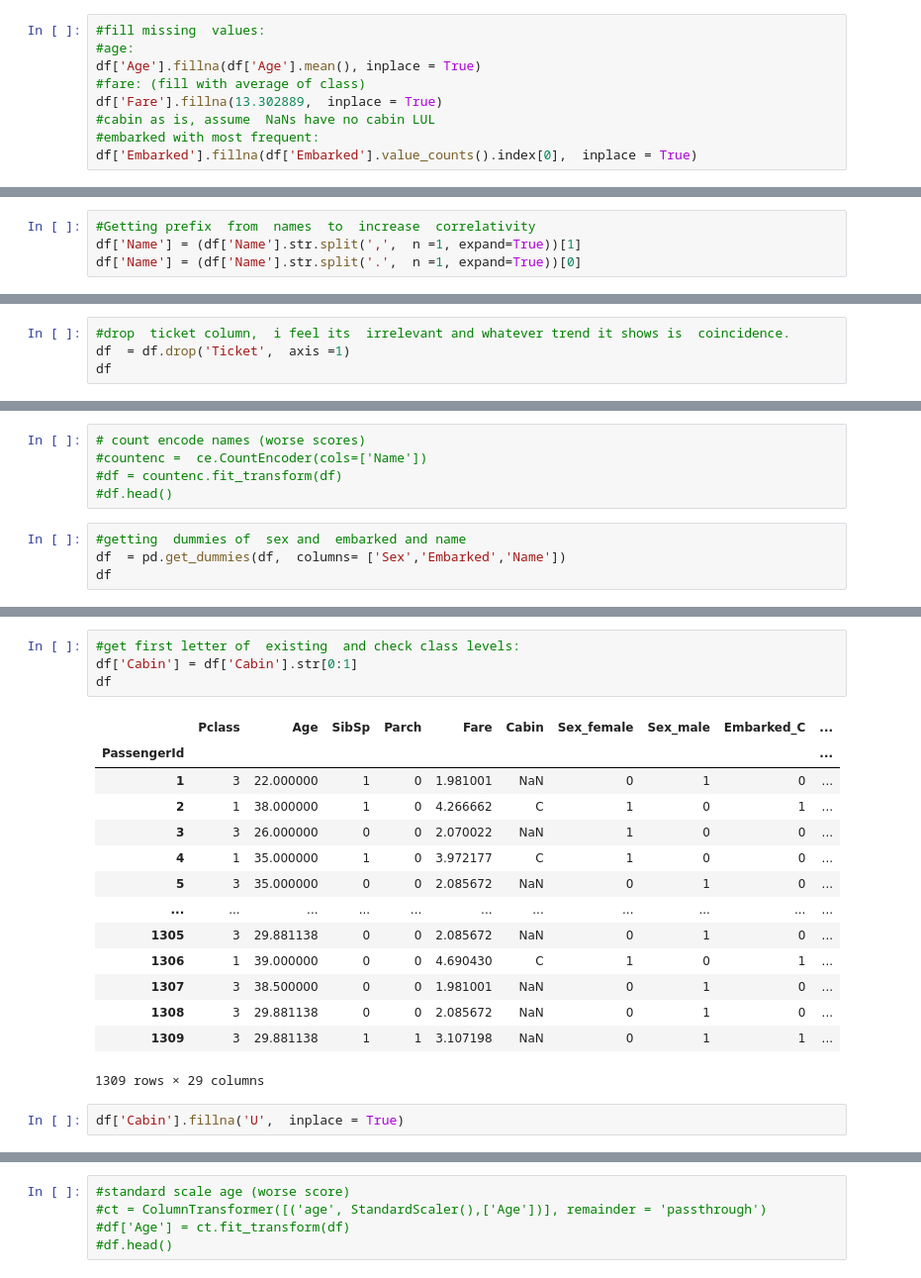
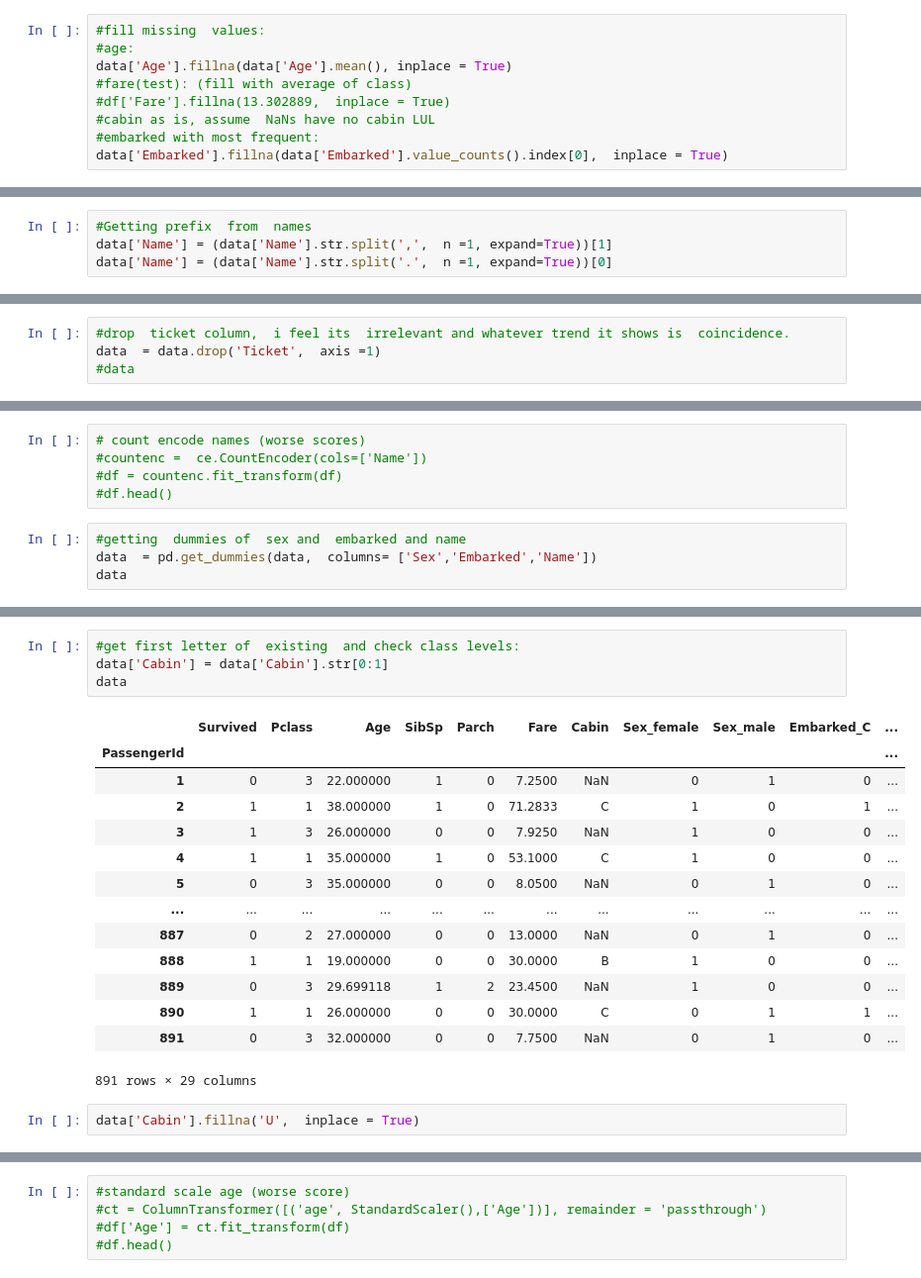
Before and after one commit to renzak31/Titanic-Machine-Learning, a Jupyter notebook: Titanic Binary Classification.ipynb, the cells around one changed output, grey strips where cells are left out. Shown: that part at 99% size. Cells and saved outputs as stored; diff of their text form.

```diff
--- a/Titanic Binary Classification.ipynb
+++ b/Titanic Binary Classification.ipynb
@@ -32,17 +54,17 @@ dtype: int64
 # %%
 #fill missing  values:
 #age:
-df['Age'].fillna(df['Age'].mean(), inplace = True)
-#fare: (fill with average of class)
-df['Fare'].fillna(13.302889,  inplace = True)
+data['Age'].fillna(data['Age'].mean(), inplace = True)
+#fare(test): (fill with average of class)
+#df['Fare'].fillna(13.302889,  inplace = True)
 #cabin as is, assume  NaNs have no cabin LUL
 #embarked with most frequent:
-df['Embarked'].fillna(df['Embarked'].value_counts().index[0],  inplace = True)
+data['Embarked'].fillna(data['Embarked'].value_counts().index[0],  inplace = True)
 # %% [markdown]
 # Feature  Engineering
 # %%
-#Getting prefix  from  names  to  increase  correlativity
-df['Name'] = (df['Name'].str.split(',',  n =1, expand=True))[1]
-df['Name'] = (df['Name'].str.split('.',  n =1, expand=True))[0]
+#Getting prefix  from  names
+data['Name'] = (data['Name'].str.split(',',  n =1, expand=True))[1]
+data['Name'] = (data['Name'].str.split('.',  n =1, expand=True))[0]
 # %%
 #getting num cols  easily:
@@ -53,5 +75,5 @@ obj_cols
 ['Name', 'Sex', 'Ticket', 'Cabin', 'Embarked']
 # %%
 #drop  ticket column,  i feel its  irrelevant and whatever trend it shows is  coincidence.
-df  = df.drop('Ticket',  axis =1)
-df
+data  = data.drop('Ticket',  axis =1)
+#data
@@ -134,6 +123,6 @@ df
 #df.head()
 # %%
 #getting  dummies of  sex and  embarked and name
-df  = pd.get_dummies(df,  columns= ['Sex','Embarked','Name'])
-df
+data  = pd.get_dummies(data,  columns= ['Sex','Embarked','Name'])
+data
 # %% [output]
@@ -154,22 +143,22 @@ df
 # %%
 #get first letter of  existing  and check class levels:
-df['Cabin'] = df['Cabin'].str[0:1]
-df
+data['Cabin'] = data['Cabin'].str[0:1]
+data
 # %% [output]
-|  | Pclass | Age | SibSp | Parch | Fare | Cabin | Sex_female | Sex_male | Embarked_C | ... |
-| PassengerId |  |  |  |  |  |  |  |  |  | ... |
-| 1 | 3 | 22.000000 | 1 | 0 | 1.981001 | NaN | 0 | 1 | 0 | ... |
-| 2 | 1 | 38.000000 | 1 | 0 | 4.266662 | C | 1 | 0 | 1 | ... |
-| 3 | 3 | 26.000000 | 0 | 0 | 2.070022 | NaN | 1 | 0 | 0 | ... |
-| 4 | 1 | 35.000000 | 1 | 0 | 3.972177 | C | 1 | 0 | 0 | ... |
-| 5 | 3 | 35.000000 | 0 | 0 | 2.085672 | NaN | 0 | 1 | 0 | ... |
-| ... | ... | ... | ... | ... | ... | ... | ... | ... | ... | ... |
-| 1305 | 3 | 29.881138 | 0 | 0 | 2.085672 | NaN | 0 | 1 | 0 | ... |
-| 1306 | 1 | 39.000000 | 0 | 0 | 4.690430 | C | 1 | 0 | 1 | ... |
-| 1307 | 3 | 38.500000 | 0 | 0 | 1.981001 | NaN | 0 | 1 | 0 | ... |
-| 1308 | 3 | 29.881138 | 0 | 0 | 2.085672 | NaN | 0 | 1 | 0 | ... |
-| 1309 | 3 | 29.881138 | 1 | 1 | 3.107198 | NaN | 0 | 1 | 1 | ... |
+|  | Survived | Pclass | Age | SibSp | Parch | Fare | Cabin | Sex_female | Sex_male | Embarked_C | ... |
+| PassengerId |  |  |  |  |  |  |  |  |  |  | ... |
+| 1 | 0 | 3 | 22.000000 | 1 | 0 | 7.2500 | NaN | 0 | 1 | 0 | ... |
+| 2 | 1 | 1 | 38.000000 | 1 | 0 | 71.2833 | C | 1 | 0 | 1 | ... |
+| 3 | 1 | 3 | 26.000000 | 0 | 0 | 7.9250 | NaN | 1 | 0 | 0 | ... |
+| 4 | 1 | 1 | 35.000000 | 1 | 0 | 53.1000 | C | 1 | 0 | 0 | ... |
+| 5 | 0 | 3 | 35.000000 | 0 | 0 | 8.0500 | NaN | 0 | 1 | 0 | ... |
+| ... | ... | ... | ... | ... | ... | ... | ... | ... | ... | ... | ... |
+| 887 | 0 | 2 | 27.000000 | 0 | 0 | 13.0000 | NaN | 0 | 1 | 0 | ... |
+| 888 | 1 | 1 | 19.000000 | 0 | 0 | 30.0000 | B | 1 | 0 | 0 | ... |
+| 889 | 0 | 3 | 29.699118 | 1 | 2 | 23.4500 | NaN | 1 | 0 | 0 | ... |
+| 890 | 1 | 1 | 26.000000 | 0 | 0 | 30.0000 | C | 0 | 1 | 1 | ... |
+| 891 | 0 | 3 | 32.000000 | 0 | 0 | 7.7500 | NaN | 0 | 1 | 0 | ... |
-1309 rows × 29 columns
+891 rows × 29 columns
 # %%
-df['Cabin'].fillna('U',  inplace = True)
+data['Cabin'].fillna('U',  inplace = True)
 # %%
```
Also changed, not shown: parts of 141 cells of this notebook.
